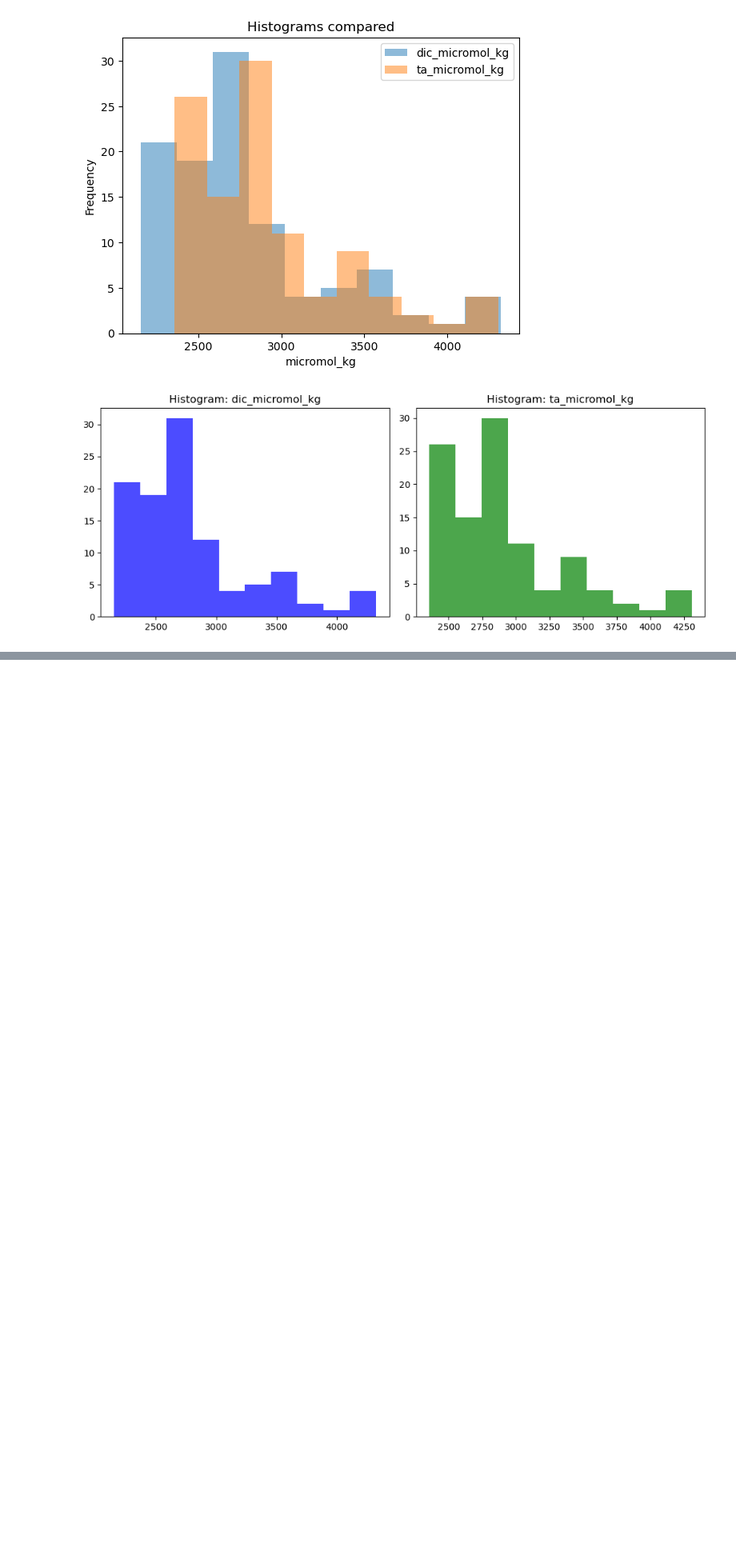
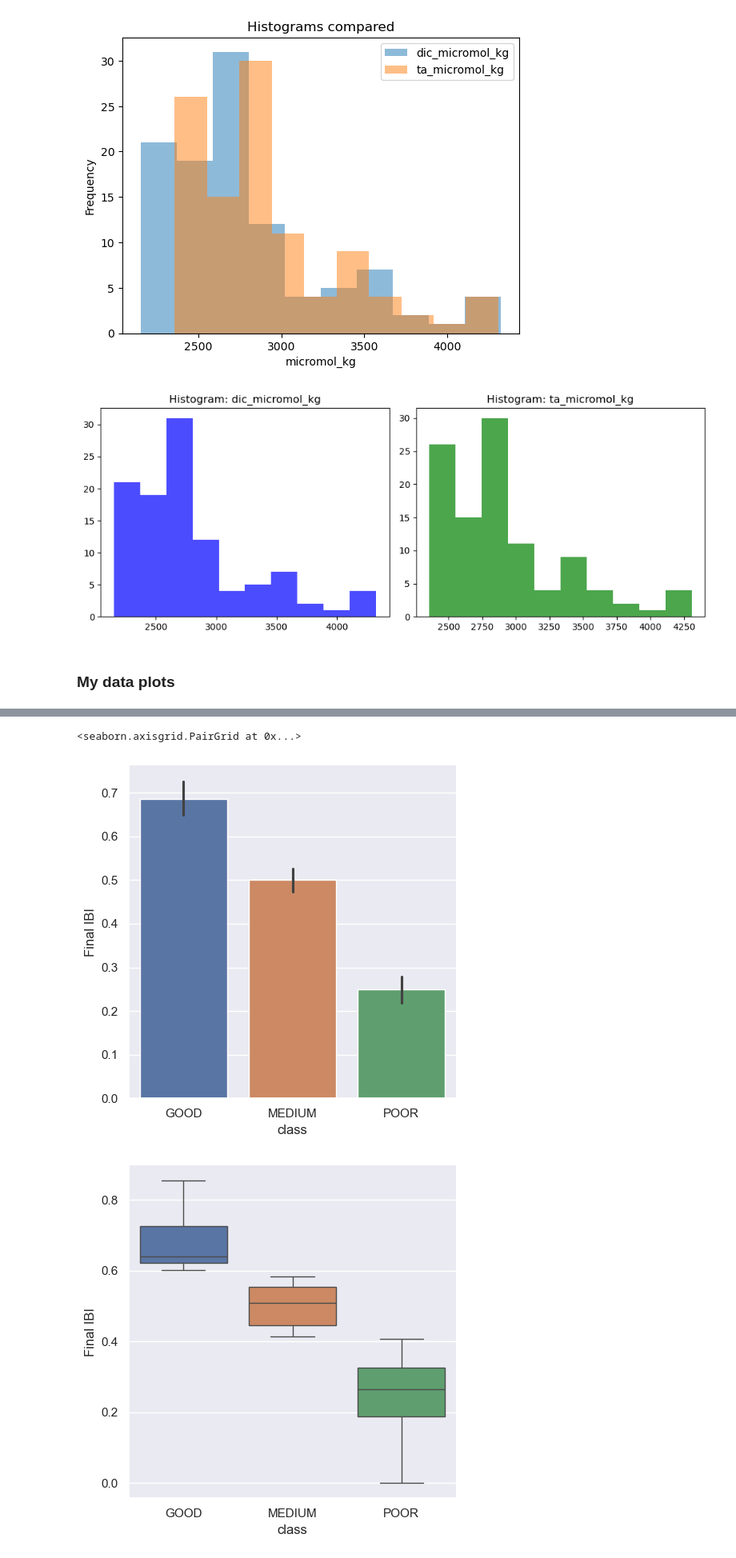
Before and after one commit to Juan-git-fciencias/modelado-ecologico, a Jupyter notebook: Mi script_Juan_Reyes.ipynb, the cells around one changed output, grey strips where cells are left out. Shown: that part at 80% size. Cells and saved outputs as stored; diff of their text form; code cells hidden in the pictures; blank space fills up the shorter version.

Commit message:
seaborn plots

```diff
--- a/Mi script_Juan_Reyes.ipynb
+++ b/Mi script_Juan_Reyes.ipynb
@@ -132,3 +133,14 @@ plt.show()
 [4 rows x 21 columns]
 [figure]
 [figure]
+# %% [markdown]
+### My data plots
+# %%
+# My dataframe
+df_mine = pd.read_csv("IBI_FINAL_RDA.csv")
+print(df_mine.head(4))
+sns.set_theme()
+sns.catplot(data=df_mine, kind="bar", x="class", y="Final IBI", hue="class")
+sns.catplot(data=df_mine, kind="box", x="class", y="Final IBI", hue="class")
+sns.pairplot(data=df_mine, hue="class")
+# %% [output]
@@ -134,0 +164,3 @@ plt.show()
+<seaborn.axisgrid.PairGrid at 0x...>
+[figure, added]
+[figure, added]
```
Also changed, not shown: parts of 2 cells of this notebook, 1 other file.
